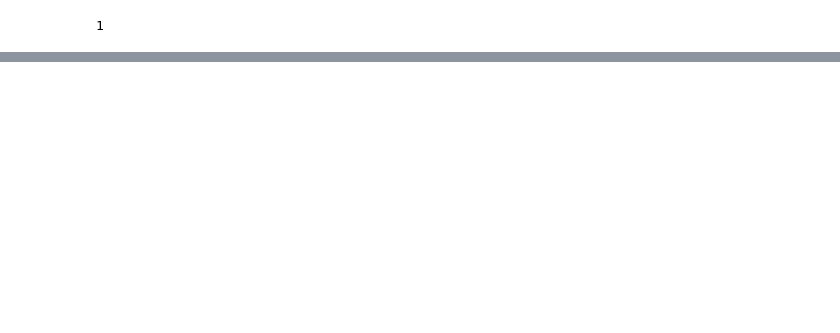
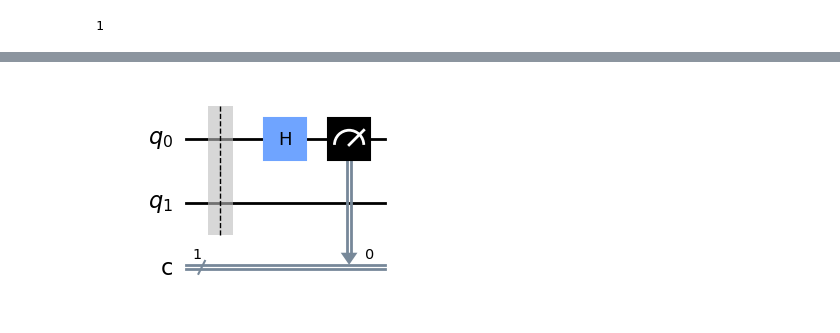
Before and after one commit to DylanCorr2020/EmergingTechnologies, a Jupyter notebook: content/Quantum Computing.ipynb, the cells around one changed output, grey strips where cells are left out. Drawn from its saved outputs; the diff is of its cells as text; code cells hidden in the pictures; blank space fills up the shorter version.

```diff
--- a/content/Quantum Computing.ipynb
+++ b/content/Quantum Computing.ipynb
@@ -326,0 +386,18 @@ f(0,0,0)
+# %%
+
+end = qiskit.QuantumCircuit(2, 1)
+#creates a quantum circuit with 2 qubits and 1 classical bit.
+
+end.barrier()
+#inserts a barrier
+
+end.h(0)
+#applies a Hadamard gate to the first qubit
+
+end.measure(0, 0)
+#measures the first qubit and stores the result in the classical bit
+
+end.draw(output='mpl')
+#draw it
+# %% [output]
+[figure, added]
```
Also changed, not shown: parts of 45 cells of this notebook.
